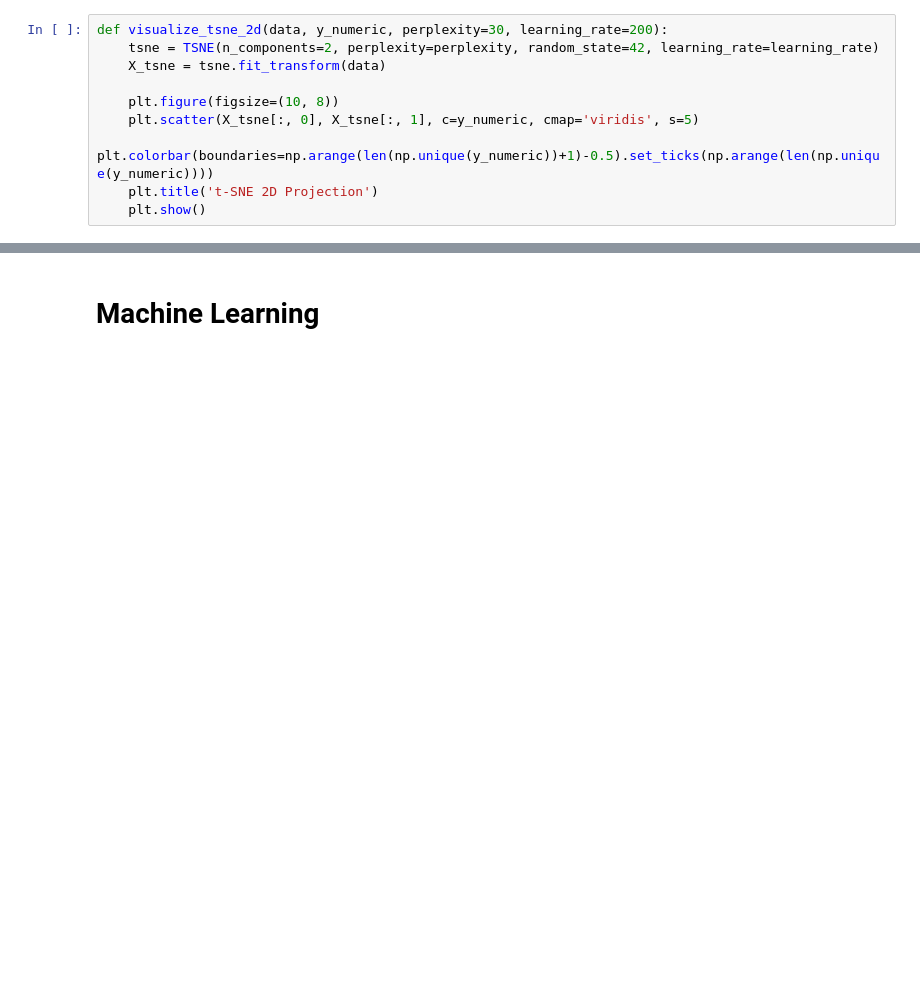
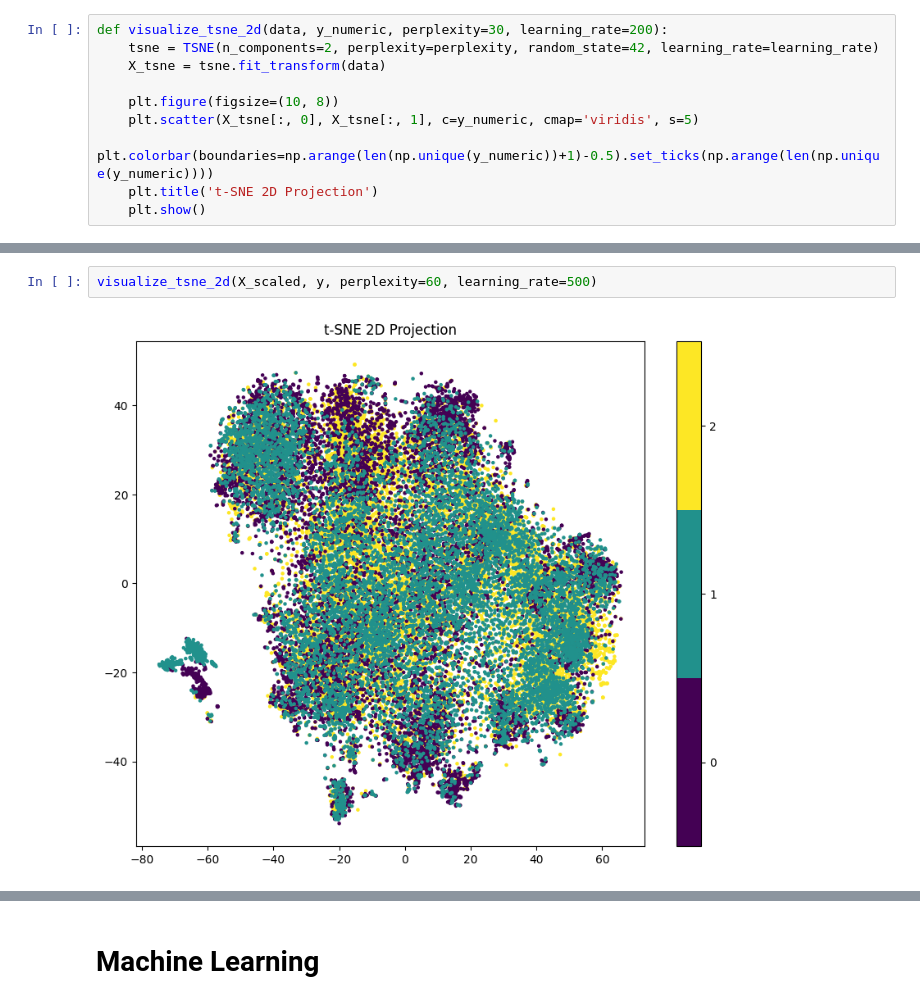
Before and after one commit to RenanFlorencio/DBdatasets, a Jupyter notebook: UAH-driveset/UAHDriveSet.ipynb, the cells around one changed output, grey strips where cells are left out. Cells and saved outputs as stored; diff of their text form; blank space fills up the shorter version.

```diff
--- a/UAH-driveset/UAHDriveSet.ipynb
+++ b/UAH-driveset/UAHDriveSet.ipynb
@@ -215,0 +237,4 @@ def visualize_tsne_2d(data, y_numeric, perplexity=30, learning_rate=200):
+# %%
+visualize_tsne_2d(X_scaled, y, perplexity=60, learning_rate=500)
+# %% [output]
+[figure, added]
```
Also changed, not shown: parts of 5 cells of this notebook.
